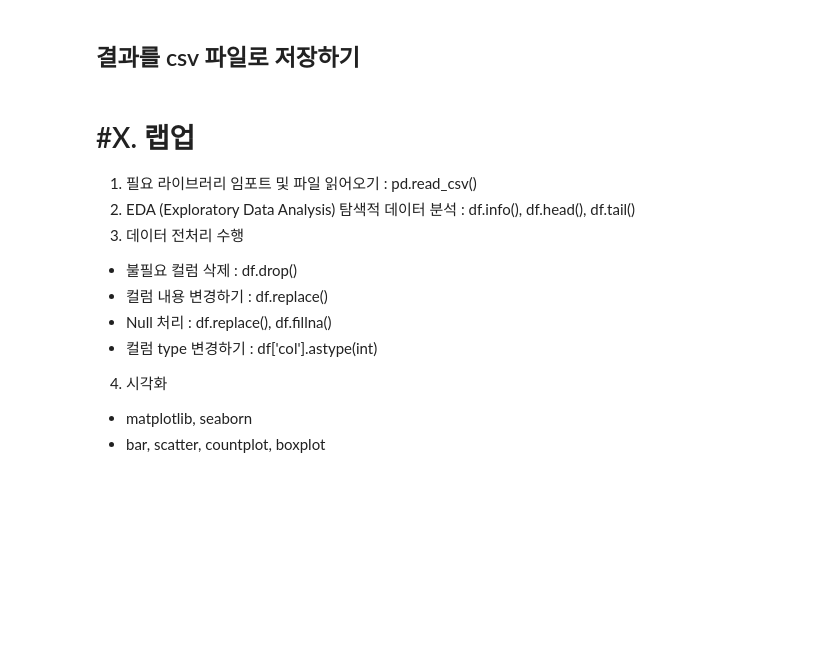
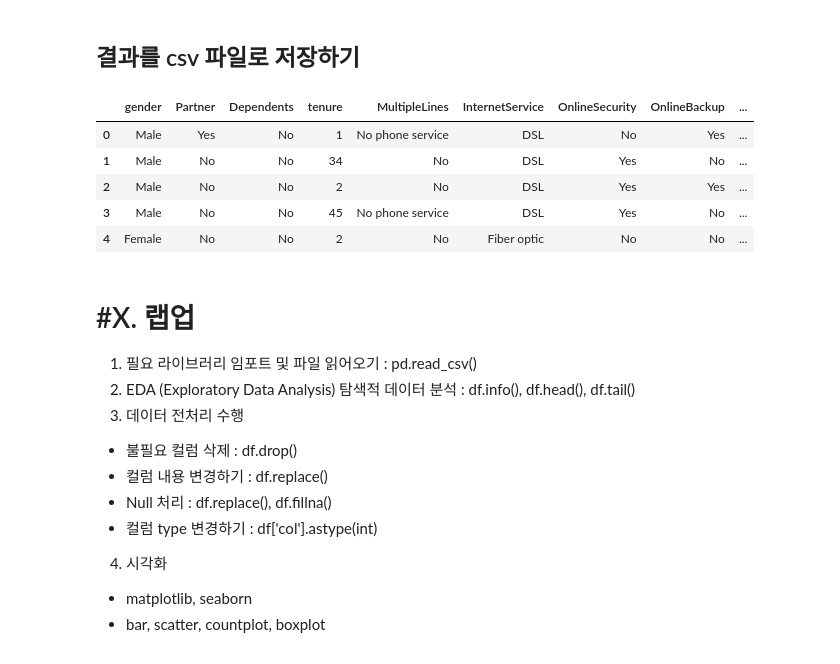
Before and after one commit to gyulin99/hellopython, a Jupyter notebook: 25_파이썬데이터분석_실습_통신사고객이탈.ipynb, the cells around one changed output. Drawn from its saved outputs; the diff is of its cells as text; code cells hidden in the pictures; blank space fills up the shorter version.

```diff
--- a/25_파이썬데이터분석_실습_통신사고객이탈.ipynb
+++ b/25_파이썬데이터분석_실습_통신사고객이탈.ipynb
@@ -443,3 +457,12 @@ sns.boxplot(data=df)
+# %%
+pd.read_csv('data_v2.csv').head()
+# %% [output]
+|  | gender | Partner | Dependents | tenure | MultipleLines | InternetService | OnlineSecurity | OnlineBackup | ... |
+| 0 | Male | Yes | No | 1 | No phone service | DSL | No | Yes | ... |
+| 1 | Male | No | No | 34 | No | DSL | Yes | No | ... |
+| 2 | Male | No | No | 2 | No | DSL | Yes | Yes | ... |
+| 3 | Male | No | No | 45 | No phone service | DSL | Yes | No | ... |
+| 4 | Female | No | No | 2 | No | Fiber optic | No | No | ... |
 # %% [markdown]
 # #X. 랩업
 1. 필요 라이브러리 임포트 및 파일 읽어오기 : pd.read_csv()
```
Also changed, not shown: parts of 4 cells of this notebook.
